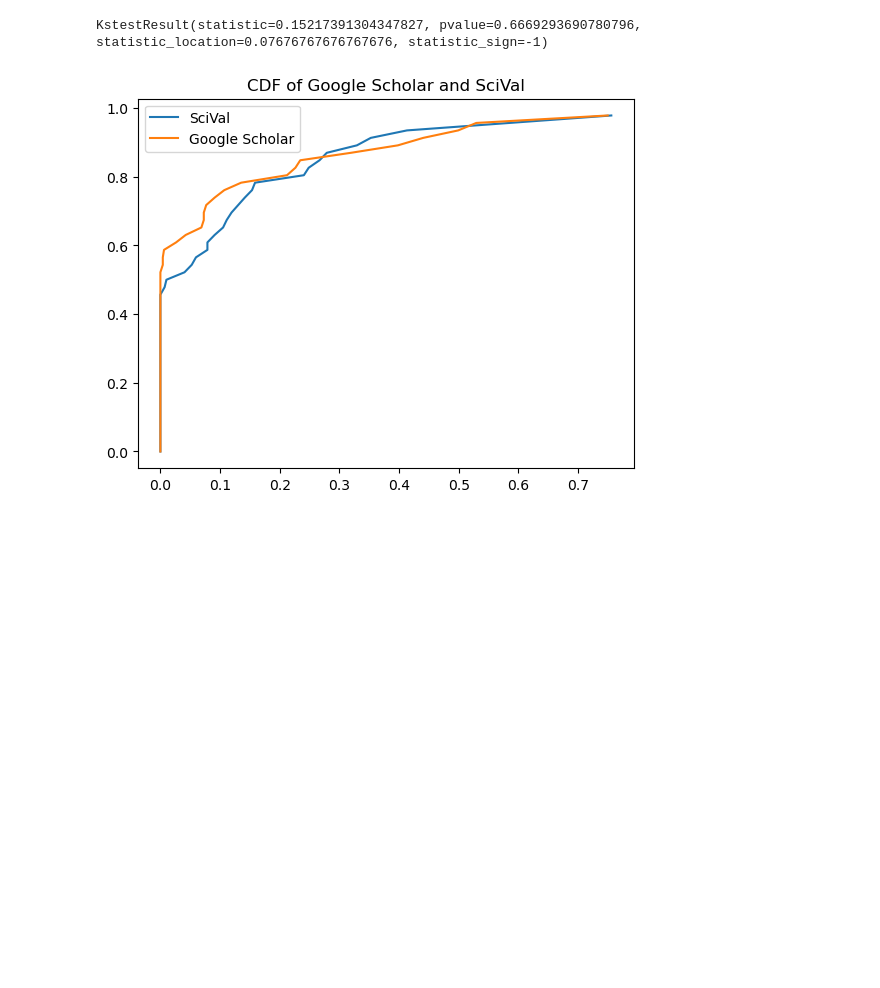
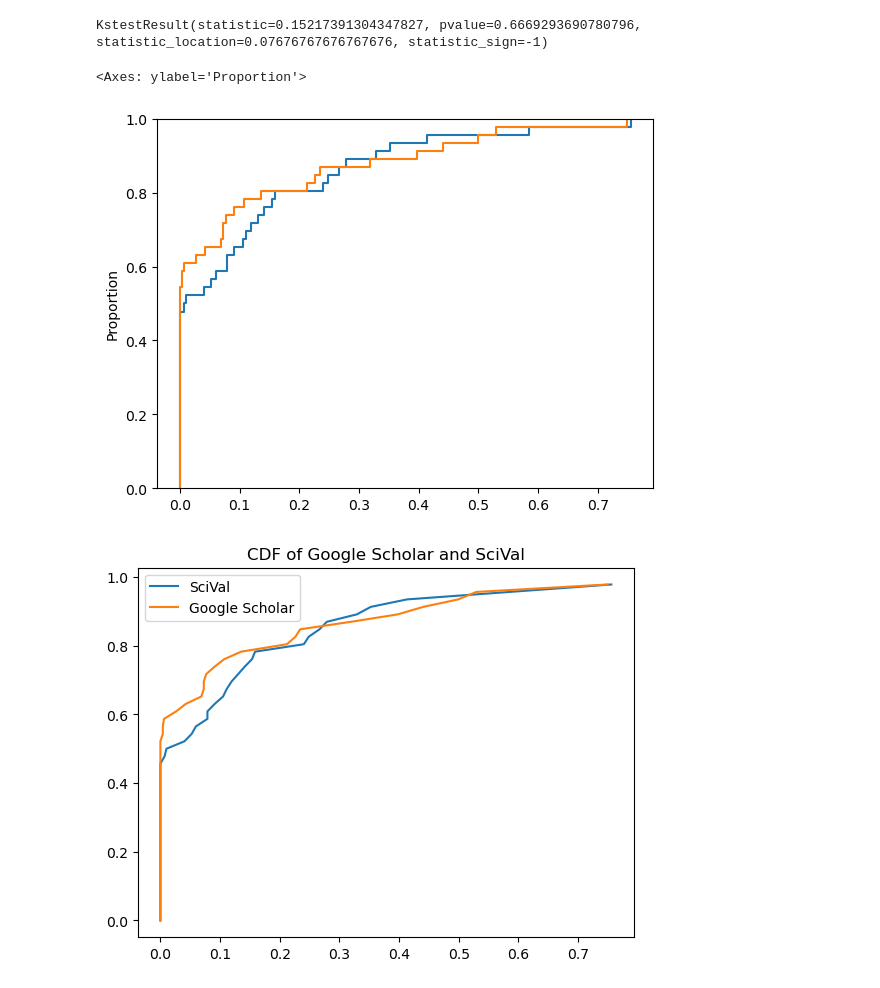
Before and after one commit to ubcbraincircuits/scholar_metrics_scraper, a Jupyter notebook: Supplemental Data/Coauthorship Network/network_analysis.ipynb, the cells around one changed output. Cells and saved outputs as stored; diff of their text form; code cells hidden in the pictures; blank space fills up the shorter version.

```diff
--- a/Supplemental Data/Coauthorship Network/network_analysis.ipynb
+++ b/Supplemental Data/Coauthorship Network/network_analysis.ipynb
@@ -363,6 +363,12 @@ expected_ks2samp = stats.ks_2samp(sv_weighted_BC_normed, gs_weighted_BC_normed)
 print(expected_ks2samp)
 # %% [output]
 KstestResult(statistic=0.15217391304347827, pvalue=0.6669293690780796, statistic_location=0.07676767676767676, statistic_sign=-1)
+# %%
+sns.ecdfplot(data=sv_weighted_BC_normed)
+sns.ecdfplot(data=gs_weighted_BC_normed)
+# %% [output]
+<Axes: ylabel='Proportion'>
+[figure, added]
 # %%
 sv_CDF, = plt.plot(
     np.sort(sv_weighted_BC_normed), #at every observed X,
```
Also changed, not shown: parts of 13 cells of this notebook, 3 other files.
